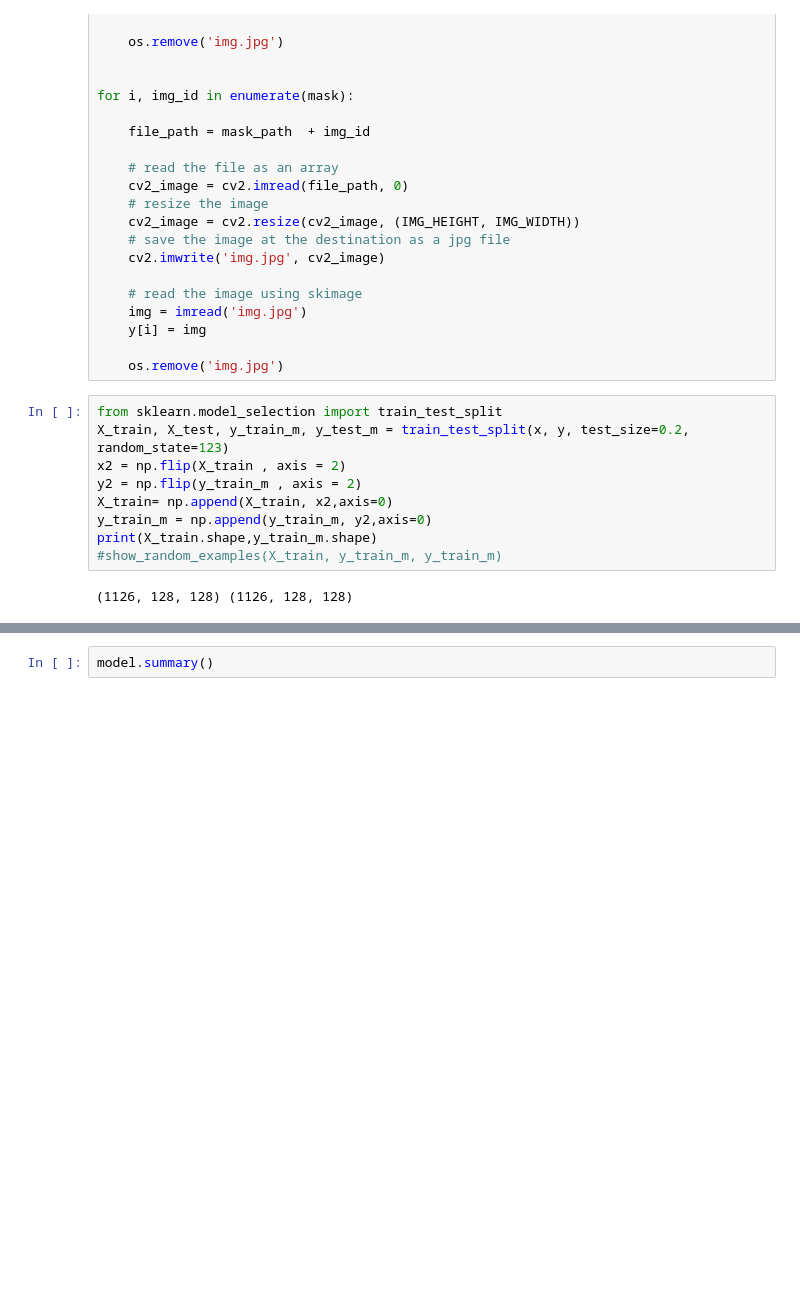
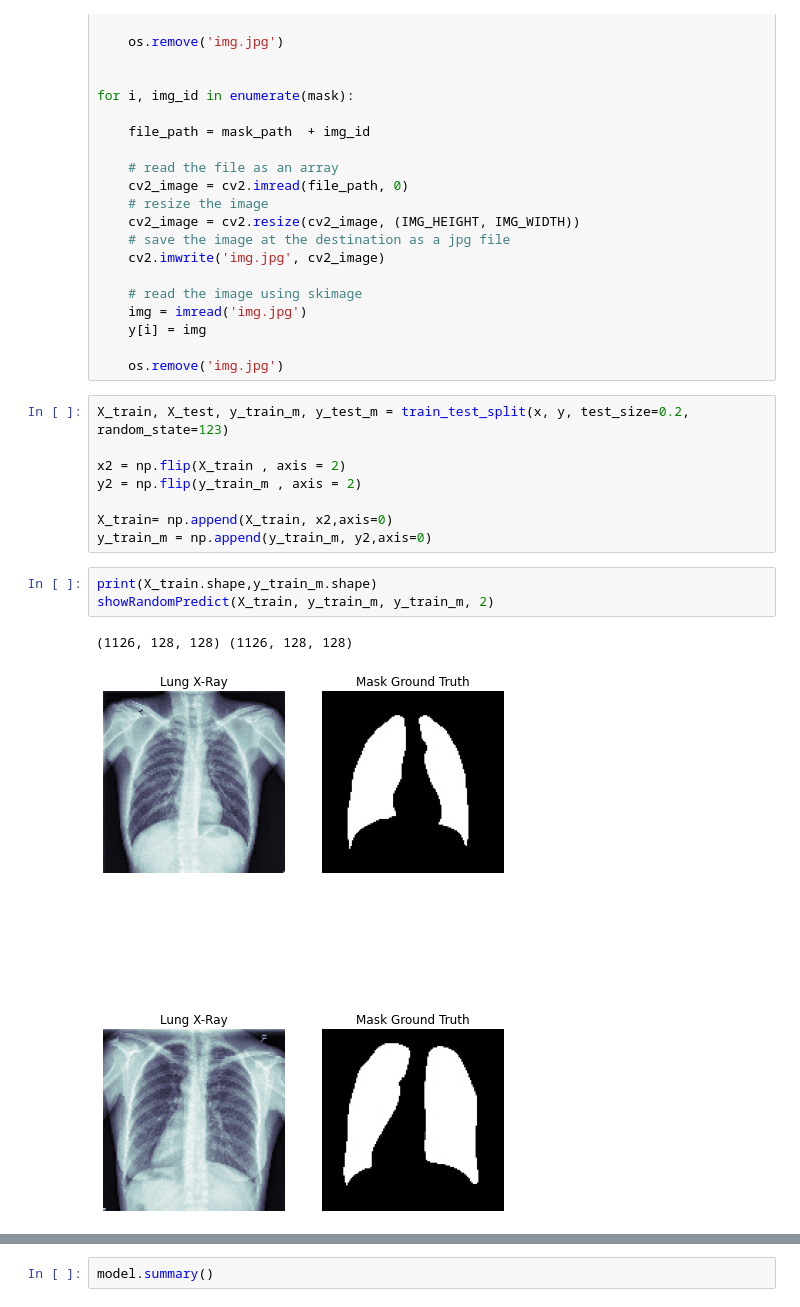
Before and after one commit to TevfikaTuran/LungClassifier, a Jupyter notebook: createMask.ipynb, the cells around one changed output, grey strips where cells are left out. Drawn from its saved outputs; the diff is of its cells as text; blank space fills up the shorter version.

```diff
--- a/createMask.ipynb
+++ b/createMask.ipynb
@@ -144,14 +115,17 @@ for i, img_id in enumerate(mask):
 
     os.remove('img.jpg')
 # %%
-from sklearn.model_selection import train_test_split
 X_train, X_test, y_train_m, y_test_m = train_test_split(x, y, test_size=0.2, random_state=123)
+
 x2 = np.flip(X_train , axis = 2)
 y2 = np.flip(y_train_m , axis = 2)
+
 X_train= np.append(X_train, x2,axis=0)
 y_train_m = np.append(y_train_m, y2,axis=0)
-print(X_train.shape,y_train_m.shape)
-#show_random_examples(X_train, y_train_m, y_train_m)
-# %% [output]
-(1126, 128, 128) (1126, 128, 128)
+# %%
+print(X_train.shape,y_train_m.shape)
+showRandomPredict(X_train, y_train_m, y_train_m, 2)
+# %% [output]
+(1126, 128, 128) (1126, 128, 128)
+[figure, added]
 # %%
```
Also changed, not shown: parts of 11 cells of this notebook.
